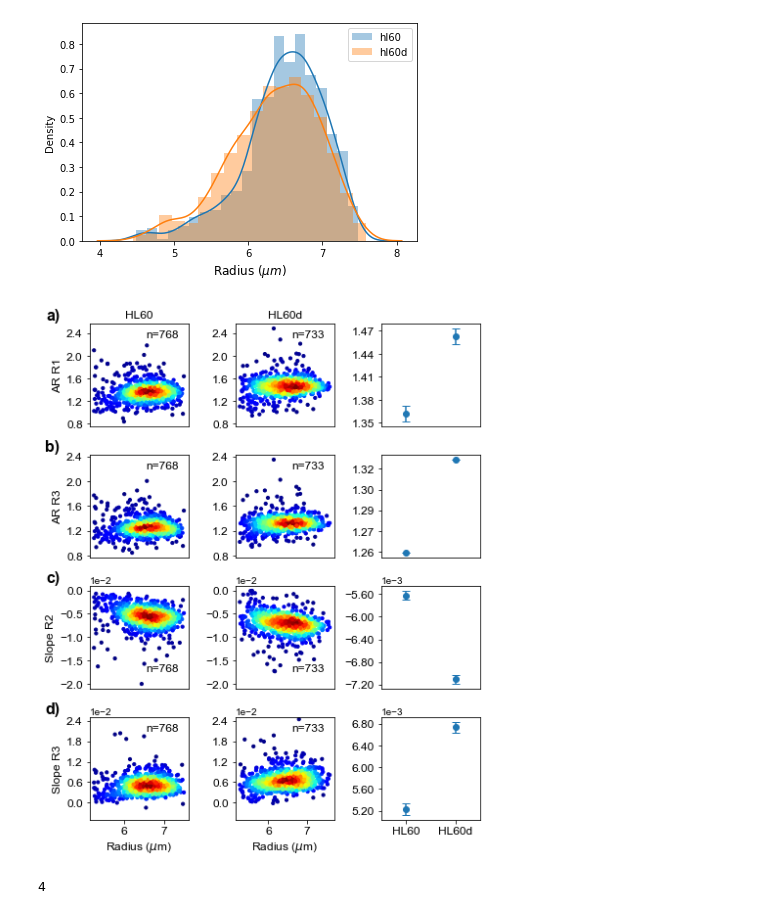
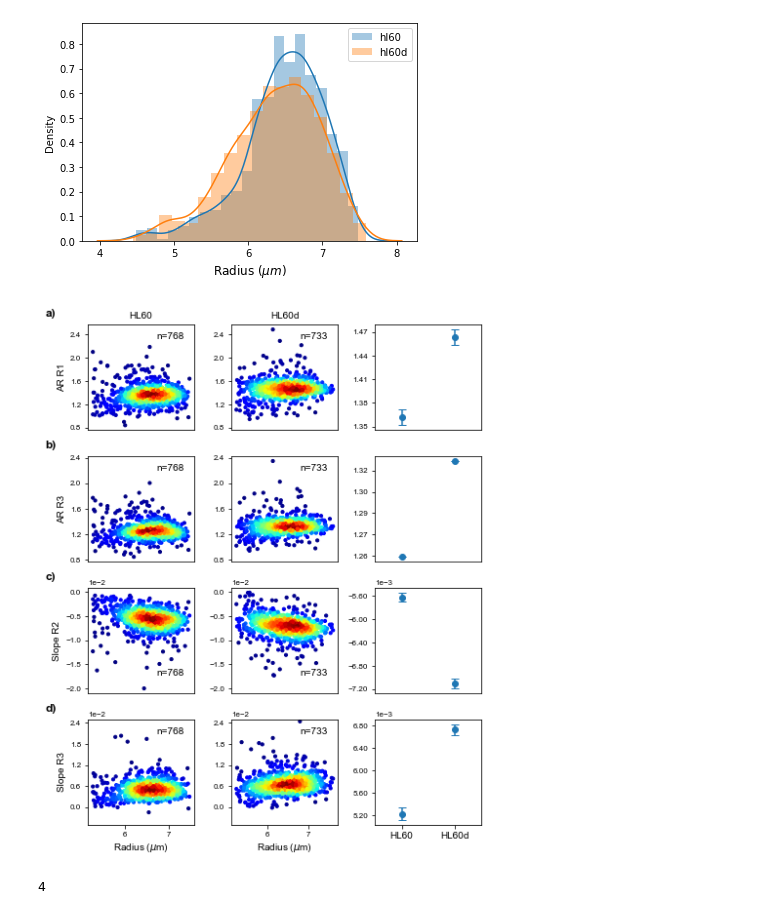
Before and after one commit to siwylab/time-series-dc, a Jupyter notebook: Figure 2.ipynb, the cells around one changed output. Cells and saved outputs as stored; diff of their text form; code cells hidden in the pictures.

```diff
--- a/Figure 2.ipynb
+++ b/Figure 2.ipynb
@@ -127,11 +119,12 @@ The PostScript backend does not support transparency; partially transparent arti
 The PostScript backend does not support transparency; partially transparent artists will be rendered opaque.
 [figure]
 # %%
-Figure2plots.heatmap_pop_full(df,'rad',['nar1_asp','nar2_asp','r1_slope','r2_slope'],
+importlib.reload(Figure2plots)
+Figure2plots.heatmap_pop_full_font(df,'rad',['nar1_asp','nar2_asp','r1_slope','r2_slope'],
                               ['AR R1','AR R3', 'Slope R2','Slope R3'],
-                              'Radius ($\mu $m)',output_path='./figures/figure3/heatmaps_mean2.png',save=True)
+                              'Radius ($\mu $m)',output_path='./figures/figure3/heatmaps_mean2_update.png',save=True)
 # %% [output]
-[figure, old version]
+[figure, new version]
 # %%
 len(['nar1_asp','nar2_asp','r1_slope','r2_slope'])
 # %% [output]
```
Also changed, not shown: parts of 3 cells of this notebook, 13 other files.
